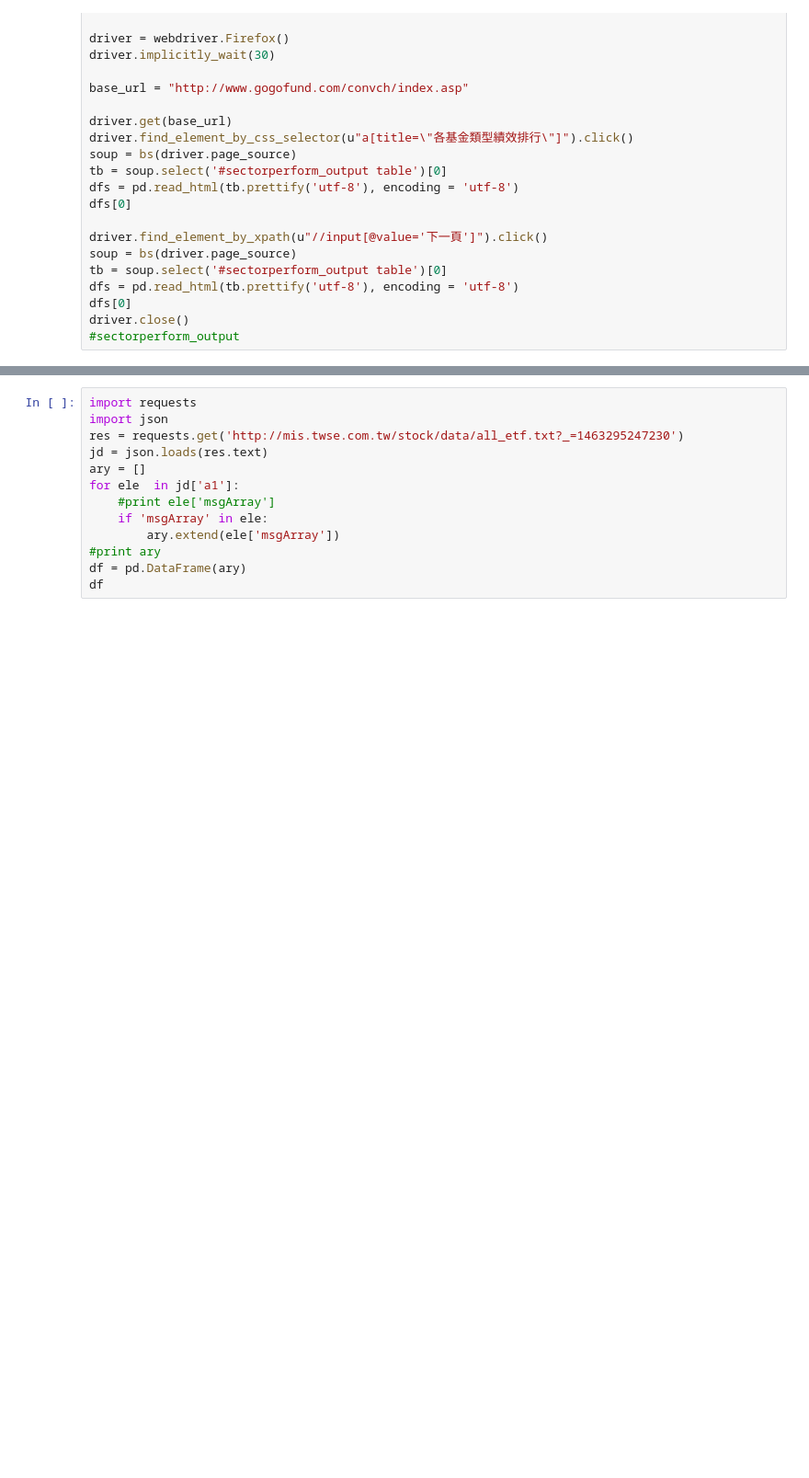
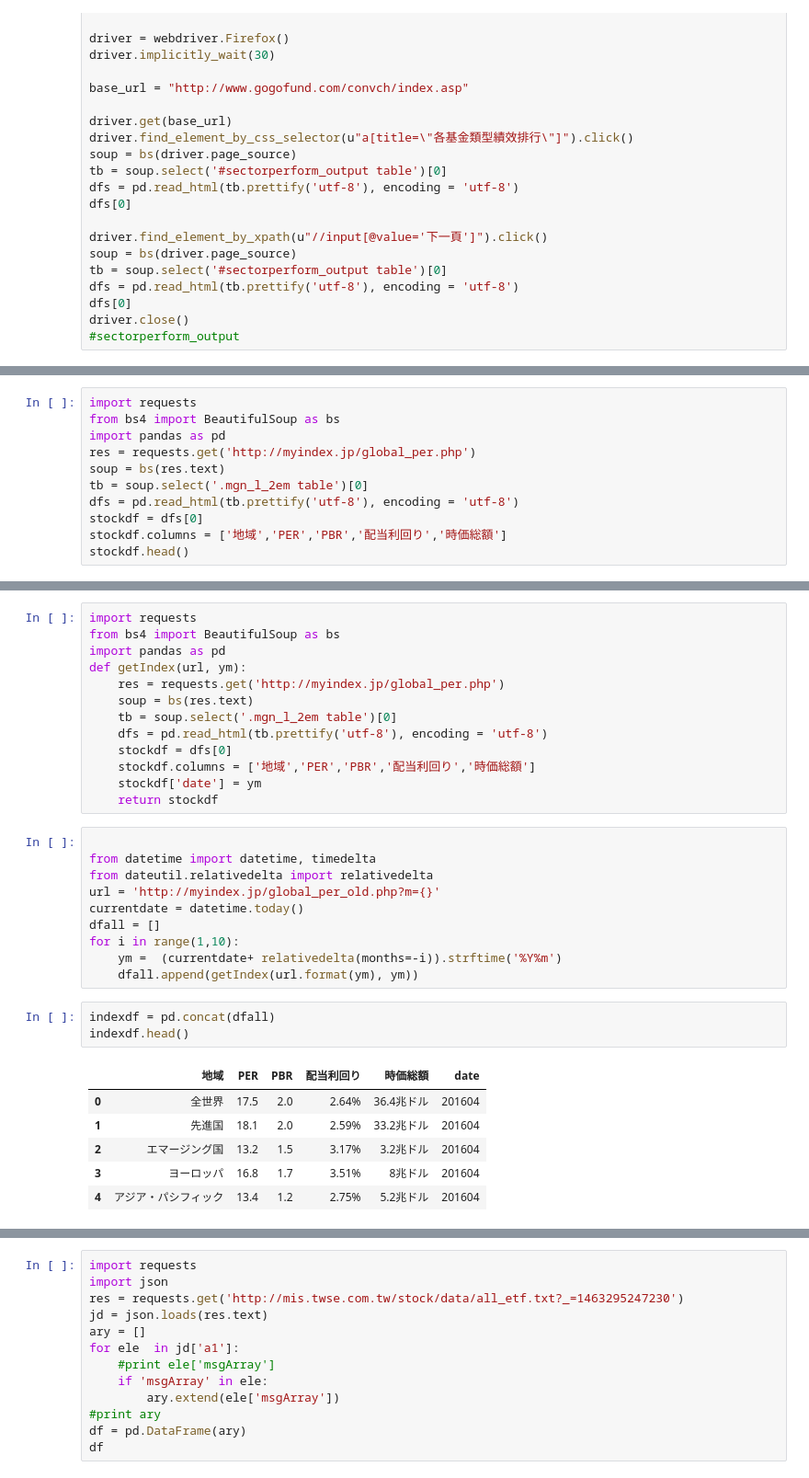
Before and after one commit to ywchiu/pyfinance, a Jupyter notebook: 20160515Demo.ipynb, the cells around one changed output, grey strips where cells are left out. Shown at 92% size. Drawn from its saved outputs; the diff is of its cells as text; blank space fills up the shorter version.

```diff
--- a/20160515Demo.ipynb
+++ b/20160515Demo.ipynb
@@ -635,0 +644,11 @@ driver.close()
+# %%
+import requests
+from bs4 import BeautifulSoup as bs
+import pandas as pd
+res = requests.get('http://myindex.jp/global_per.php')
+soup = bs(res.text)
+tb = soup.select('.mgn_l_2em table')[0]
+dfs = pd.read_html(tb.prettify('utf-8'), encoding = 'utf-8')
+stockdf = dfs[0]
+stockdf.columns = ['地域','PER','PBR','配当利回り','時価総額']
+stockdf.head()
@@ -635,0 +662,33 @@ driver.close()
+# %%
+import requests
+from bs4 import BeautifulSoup as bs
+import pandas as pd
+def getIndex(url, ym):
+    res = requests.get('http://myindex.jp/global_per.php')
+    soup = bs(res.text)
+    tb = soup.select('.mgn_l_2em table')[0]
+    dfs = pd.read_html(tb.prettify('utf-8'), encoding = 'utf-8')
+    stockdf = dfs[0]
+    stockdf.columns = ['地域','PER','PBR','配当利回り','時価総額']
+    stockdf['date'] = ym
+    return stockdf
+# %%
+
+from datetime import datetime, timedelta
+from dateutil.relativedelta import relativedelta
+url = 'http://myindex.jp/global_per_old.php?m={}'
+currentdate = datetime.today()
+dfall = []
+for i in range(1,10):
+    ym =  (currentdate+ relativedelta(months=-i)).strftime('%Y%m')
+    dfall.append(getIndex(url.format(ym), ym))
+# %%
+indexdf = pd.concat(dfall)
+indexdf.head()
+# %% [output]
+|  | 地域 | PER | PBR | 配当利回り | 時価総額 | date |
+| 0 | 全世界 | 17.5 | 2.0 | 2.64% | 36.4兆ドル | 201604 |
+| 1 | 先進国 | 18.1 | 2.0 | 2.59% | 33.2兆ドル | 201604 |
+| 2 | エマージング国 | 13.2 | 1.5 | 3.17% | 3.2兆ドル | 201604 |
+| 3 | ヨーロッパ | 16.8 | 1.7 | 3.51% | 8兆ドル | 201604 |
+| 4 | アジア・パシフィック | 13.4 | 1.2 | 2.75% | 5.2兆ドル | 201604 |
```
Also changed, not shown: parts of 10 cells of this notebook.
